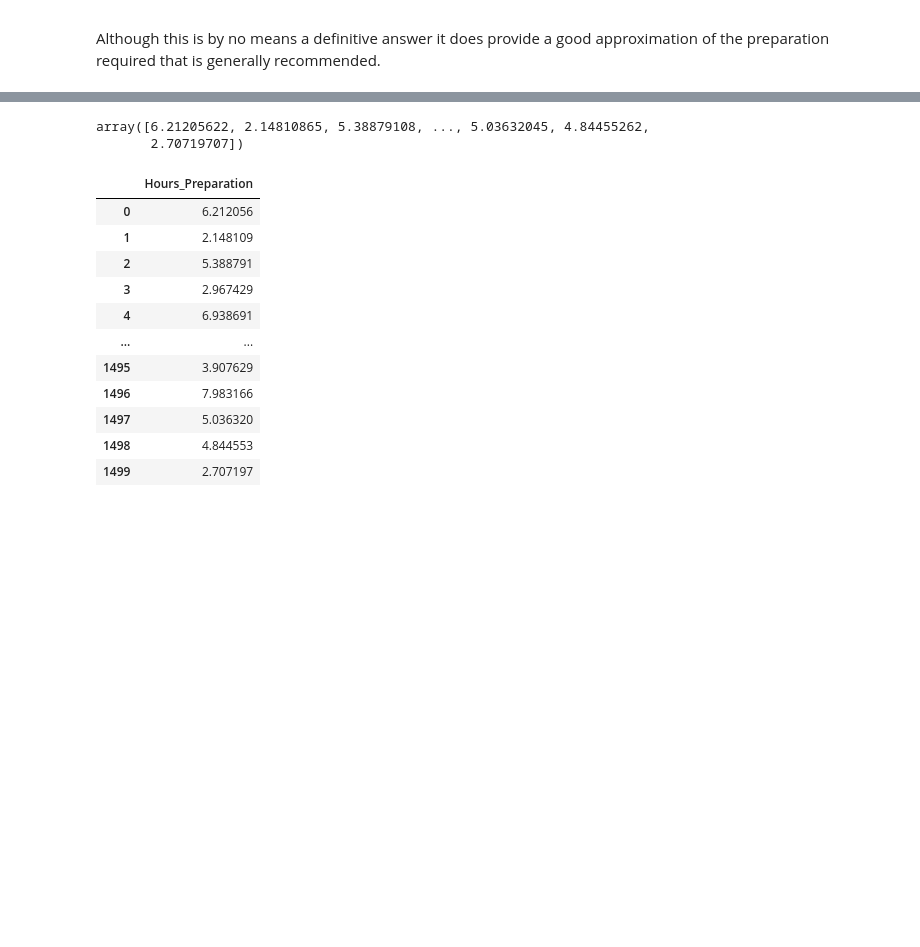
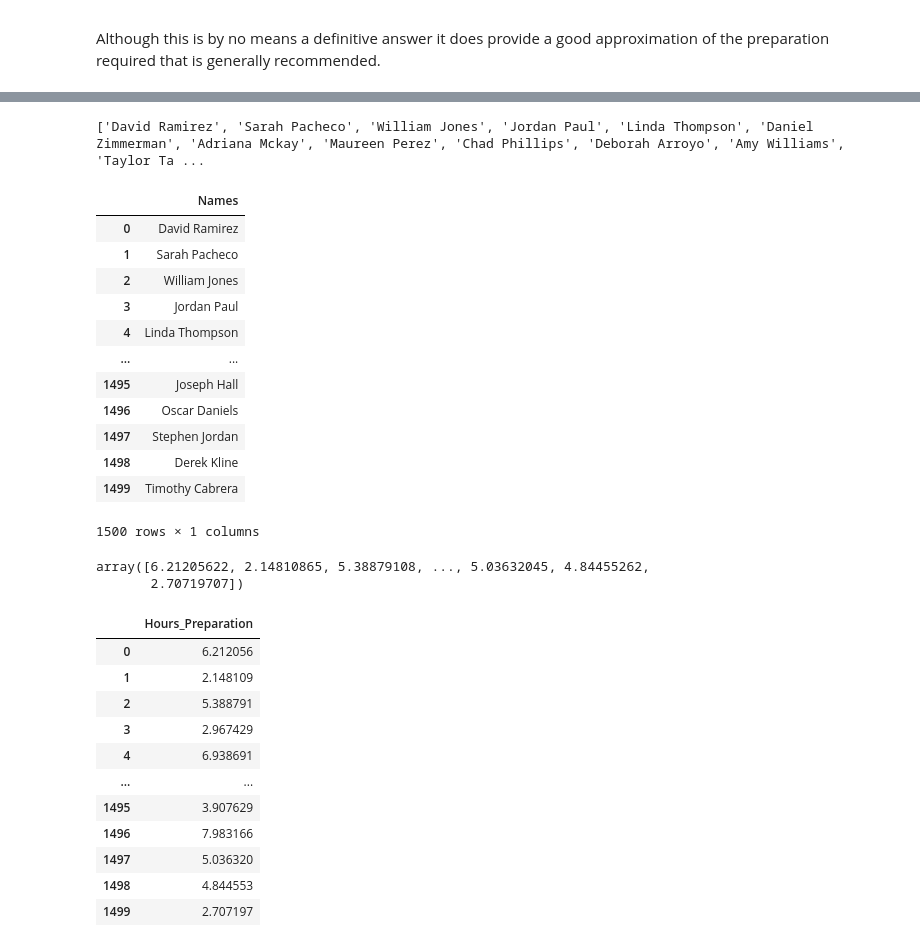
Before and after one commit to Deego88/Programming_for_Data_Analysis_Project_2020, a Jupyter notebook: Programming_for_Data_Analysis_Project_2020.ipynb, the cells around one changed output, grey strips where cells are left out. Drawn from its saved outputs; the diff is of its cells as text; code cells hidden in the pictures; blank space fills up the shorter version.

```diff
--- a/Programming_for_Data_Analysis_Project_2020.ipynb
+++ b/Programming_for_Data_Analysis_Project_2020.ipynb
@@ -106,3 +106,18 @@ According to the Global Career Hub and the Association of International Certifie
 ![Google%20Search.png](attachment:Google%20Search.png)
 
 Although this is by no means a definitive answer it does provide a good approximation of the preparation required that is generally recommended.
+# %%
+# Use Faker to faek names
+fake = Faker()
+fake.name()
+
+print(fake.name())
+
+# Create an empty list
+Fake_Name_List = []
+# Create a for loop 1500 times
+for i in range(1500):
+    # Append fake naems to list
+    Fake_Name_List.append(fake.name())
+    # Print names
+    print(fake.name())
@@ -109,3 +142,25 @@ Although this is by no means a definitive answer it does provide a good approxim
+# %%
+# List now not a sting output but a list so it can be put into our DataFrame
+print(Fake_Name_List)
+# %% [output]
+['David Ramirez', 'Sarah Pacheco', 'William Jones', 'Jordan Paul', 'Linda Thompson', 'Daniel Zimmerman', 'Adriana Mckay', 'Maureen Perez', 'Chad Phillips', 'Deborah Arroyo', 'Amy Williams', 'Taylor Ta ...
+# %%
+df_0 = pd.DataFrame(Fake_Name_List, columns=["Names"])
+df_0
+# %% [output]
+|  | Names |
+| 0 | David Ramirez |
+| 1 | Sarah Pacheco |
+| 2 | William Jones |
+| 3 | Jordan Paul |
+| 4 | Linda Thompson |
+| ... | ... |
+| 1495 | Joseph Hall |
+| 1496 | Oscar Daniels |
+| 1497 | Stephen Jordan |
+| 1498 | Derek Kline |
+| 1499 | Timothy Cabrera |
+1500 rows × 1 columns
 # %%
 # Generate a random normal distribution, centered on 4hrs (approx 60% of entire data), 3 std,/
 # and size of 1500 data points as per ref[2].
```
Also changed, not shown: parts of 18 cells of this notebook.
